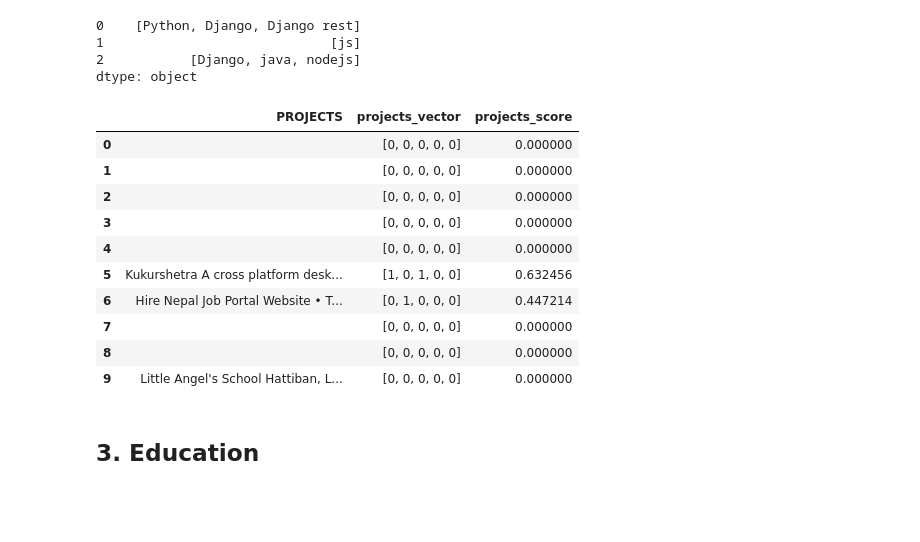
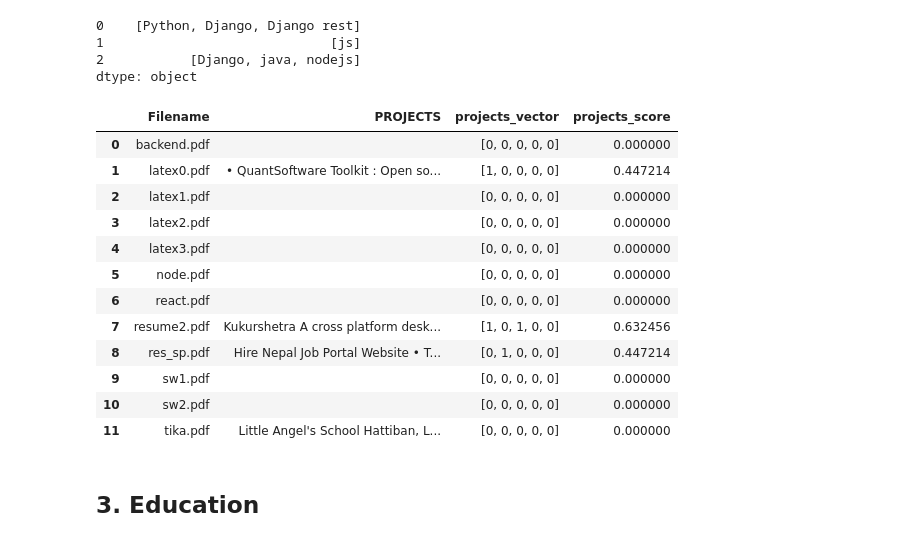
Before and after one commit to The-SP/Applicant-Ranking-System, a Jupyter notebook: Resume Parser/resume_score.ipynb, the cells around one changed output. Cells and saved outputs as stored; diff of their text form; code cells hidden in the pictures; blank space fills up the shorter version.

```diff
--- a/Resume Parser/resume_score.ipynb
+++ b/Resume Parser/resume_score.ipynb
@@ -261,19 +273,21 @@ def get_projects_score():
 # %%
 get_projects_score()
 # %%
-df_resume_rankings[['PROJECTS', 'projects_vector', 'projects_score']]
+df_resume_rankings[['Filename', 'PROJECTS', 'projects_vector', 'projects_score']]
 # %% [output]
-|  | PROJECTS | projects_vector | projects_score |
-| 0 |  | [0, 0, 0, 0, 0] | 0.000000 |
-| 1 |  | [0, 0, 0, 0, 0] | 0.000000 |
-| 2 |  | [0, 0, 0, 0, 0] | 0.000000 |
-| 3 |  | [0, 0, 0, 0, 0] | 0.000000 |
-| 4 |  | [0, 0, 0, 0, 0] | 0.000000 |
-| 5 | Kukurshetra A cross platform desk... | [1, 0, 1, 0, 0] | 0.632456 |
-| 6 | Hire Nepal Job Portal Website • T... | [0, 1, 0, 0, 0] | 0.447214 |
-| 7 |  | [0, 0, 0, 0, 0] | 0.000000 |
-| 8 |  | [0, 0, 0, 0, 0] | 0.000000 |
-| 9 | Little Angel's School Hattiban, L... | [0, 0, 0, 0, 0] | 0.000000 |
+|  | Filename | PROJECTS | projects_vector | projects_score |
+| 0 | backend.pdf |  | [0, 0, 0, 0, 0] | 0.000000 |
+| 1 | latex0.pdf | • QuantSoftware Toolkit : Open so... | [1, 0, 0, 0, 0] | 0.447214 |
+| 2 | latex1.pdf |  | [0, 0, 0, 0, 0] | 0.000000 |
+| 3 | latex2.pdf |  | [0, 0, 0, 0, 0] | 0.000000 |
+| 4 | latex3.pdf |  | [0, 0, 0, 0, 0] | 0.000000 |
+| 5 | node.pdf |  | [0, 0, 0, 0, 0] | 0.000000 |
+| 6 | react.pdf |  | [0, 0, 0, 0, 0] | 0.000000 |
+| 7 | resume2.pdf | Kukurshetra A cross platform desk... | [1, 0, 1, 0, 0] | 0.632456 |
+| 8 | res_sp.pdf | Hire Nepal Job Portal Website • T... | [0, 1, 0, 0, 0] | 0.447214 |
+| 9 | sw1.pdf |  | [0, 0, 0, 0, 0] | 0.000000 |
+| 10 | sw2.pdf |  | [0, 0, 0, 0, 0] | 0.000000 |
+| 11 | tika.pdf | Little Angel's School Hattiban, L... | [0, 0, 0, 0, 0] | 0.000000 |
 # %% [markdown]
 ## 3. Education
 # %% [markdown]
```
Also changed, not shown: parts of 19 cells of this notebook, 3 other files.
